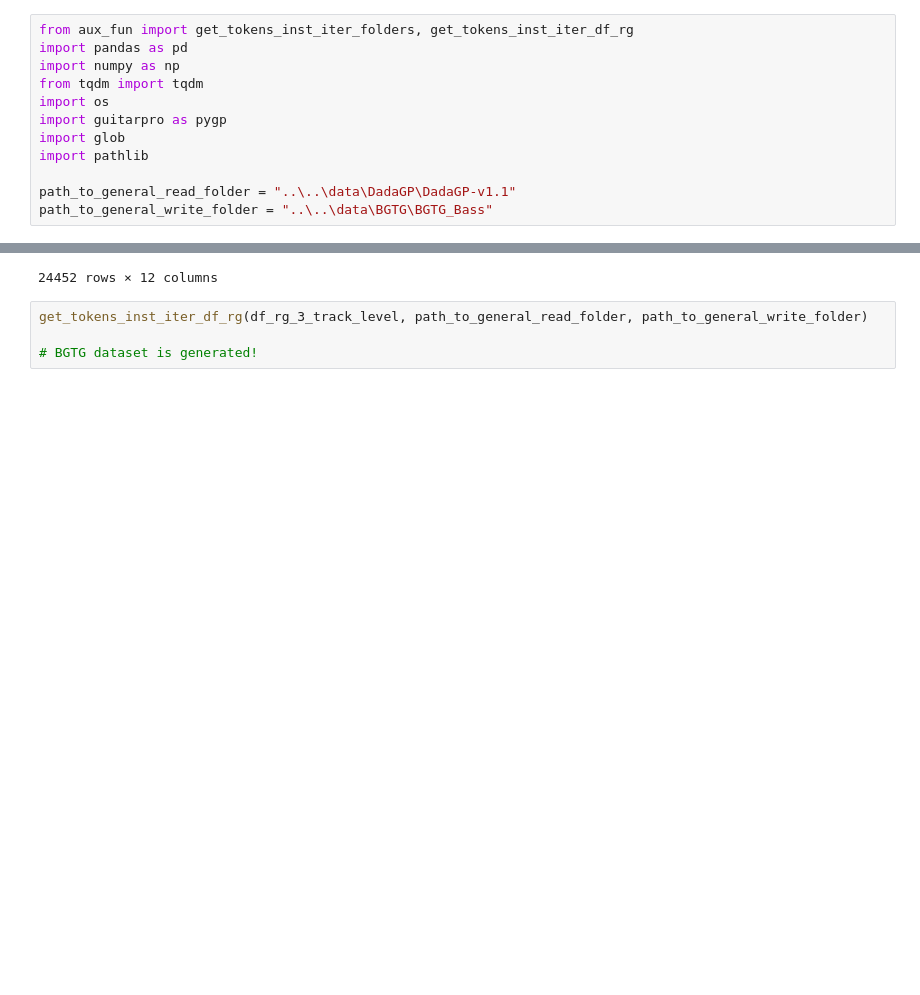
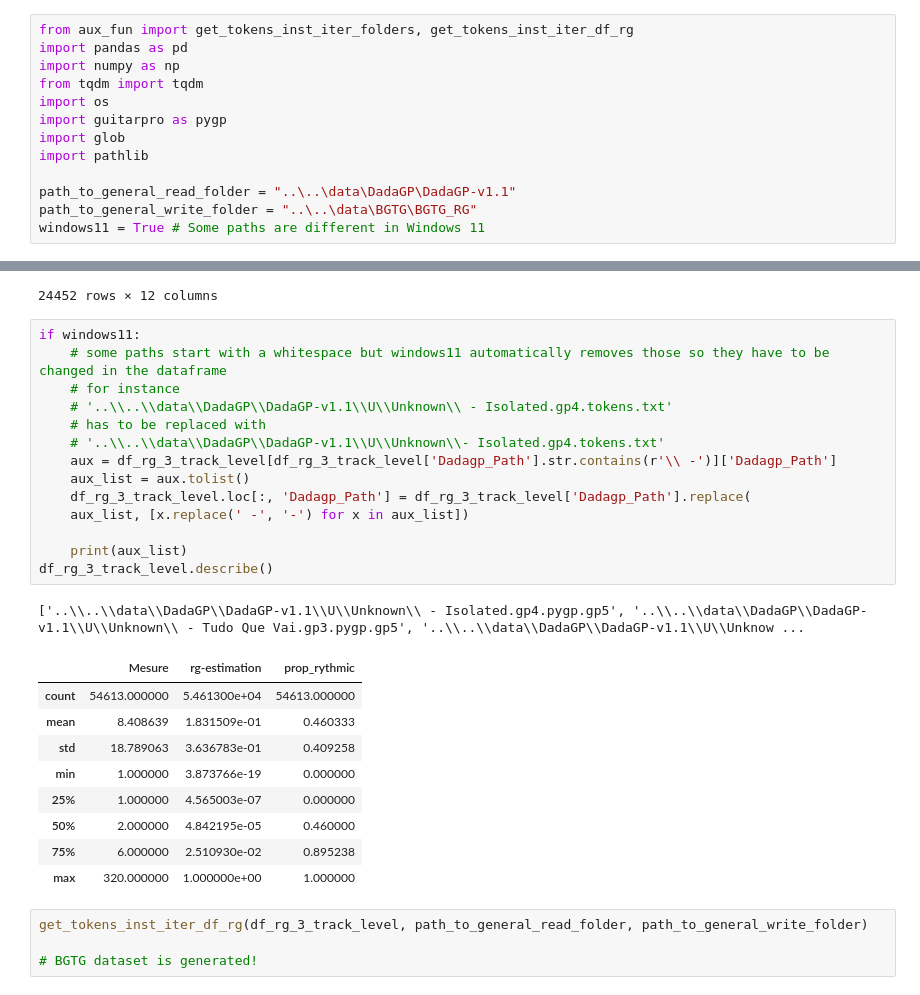
Before and after one commit to OlitHub/guitar-tab-gen, a Jupyter notebook: src/preprocessing/4.retrieving_rythmic_and_bass_tokens.ipynb, the cells around one changed output, grey strips where cells are left out. Cells and saved outputs as stored; diff of their text form; blank space fills up the shorter version.

```diff
--- a/src/preprocessing/4.retrieving_rythmic_and_bass_tokens.ipynb
+++ b/src/preprocessing/4.retrieving_rythmic_and_bass_tokens.ipynb
@@ -9,7 +9,8 @@ import glob
 import pathlib
 
 path_to_general_read_folder = "..\..\data\DadaGP\DadaGP-v1.1"
-path_to_general_write_folder = "..\..\data\BGTG\BGTG_Bass"
+path_to_general_write_folder = "..\..\data\BGTG\BGTG_RG"
+windows11 = True # Some paths are different in Windows 11
 # %% [markdown]
 ### Arbitrary file generator
 
@@ -78,6 +77,31 @@ df_rg_3_track_level[df_rg_3_track_level['is_track_rythmic']]
 | 4026101 | ../data/DadaGP8-gpif/xvwei, xv - ... | ..\..\data\DadaGP\DadaGP-v1.1\X\x... | xvwei, xv - Moment Of Truth | Moment of truth\nXu wei | Rhythm guitar | clean | 1 | 3.683445e-11 | clean0 | ... |
 | 4026266 | ../data/DadaGP8-gpif/xvwei, xv - ... | ..\..\data\DadaGP\DadaGP-v1.1\X\x... | xvwei, xv - xvwei - contrary | contrary(Ö´×Å)\nxvwei(ÐíÎ¡) | Éù¹ì 1 | clean | 1 | 4.798401e-04 | clean0 | ... |
 24452 rows × 12 columns
+# %%
+if windows11:
+    # some paths start with a whitespace but windows11 automatically removes those so they have to be changed in the dataframe
+    # for instance
+    # '..\\..\\data\\DadaGP\\DadaGP-v1.1\\U\\Unknown\\ - Isolated.gp4.tokens.txt'
+    # has to be replaced with
+    # '..\\..\\data\\DadaGP\\DadaGP-v1.1\\U\\Unknown\\- Isolated.gp4.tokens.txt'
+    aux = df_rg_3_track_level[df_rg_3_track_level['Dadagp_Path'].str.contains(r'\\ -')]['Dadagp_Path']
+    aux_list = aux.tolist()
+    df_rg_3_track_level.loc[:, 'Dadagp_Path'] = df_rg_3_track_level['Dadagp_Path'].replace(
+    aux_list, [x.replace(' -', '-') for x in aux_list])
+
+    print(aux_list)
+df_rg_3_track_level.describe()
+# %% [output]
+['..\\..\\data\\DadaGP\\DadaGP-v1.1\\U\\Unknown\\ - Isolated.gp4.pygp.gp5', '..\\..\\data\\DadaGP\\DadaGP-v1.1\\U\\Unknown\\ - Tudo Que Vai.gp3.pygp.gp5', '..\\..\\data\\DadaGP\\DadaGP-v1.1\\U\\Unknow ...
+|  | Mesure | rg-estimation | prop_rythmic |
+| count | 54613.000000 | 5.461300e+04 | 54613.000000 |
+| mean | 8.408639 | 1.831509e-01 | 0.460333 |
+| std | 18.789063 | 3.636783e-01 | 0.409258 |
+| min | 1.000000 | 3.873766e-19 | 0.000000 |
+| 25% | 1.000000 | 4.565003e-07 | 0.000000 |
+| 50% | 2.000000 | 4.842195e-05 | 0.460000 |
+| 75% | 6.000000 | 2.510930e-02 | 0.895238 |
+| max | 320.000000 | 1.000000e+00 | 1.000000 |
 # %%
 get_tokens_inst_iter_df_rg(df_rg_3_track_level, path_to_general_read_folder, path_to_general_write_folder)
 
```
Also changed, not shown: parts of 1 cell of this notebook, 8 other files.
